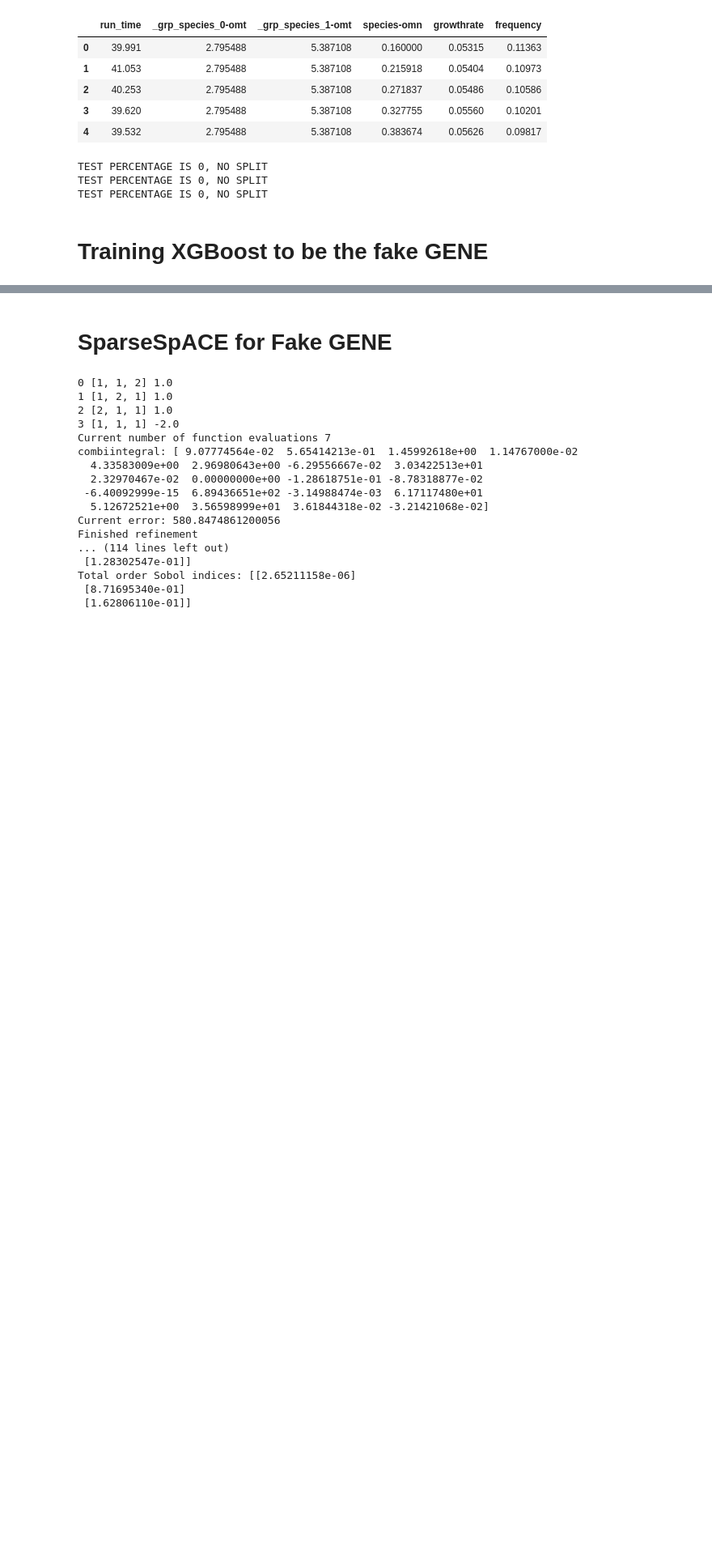
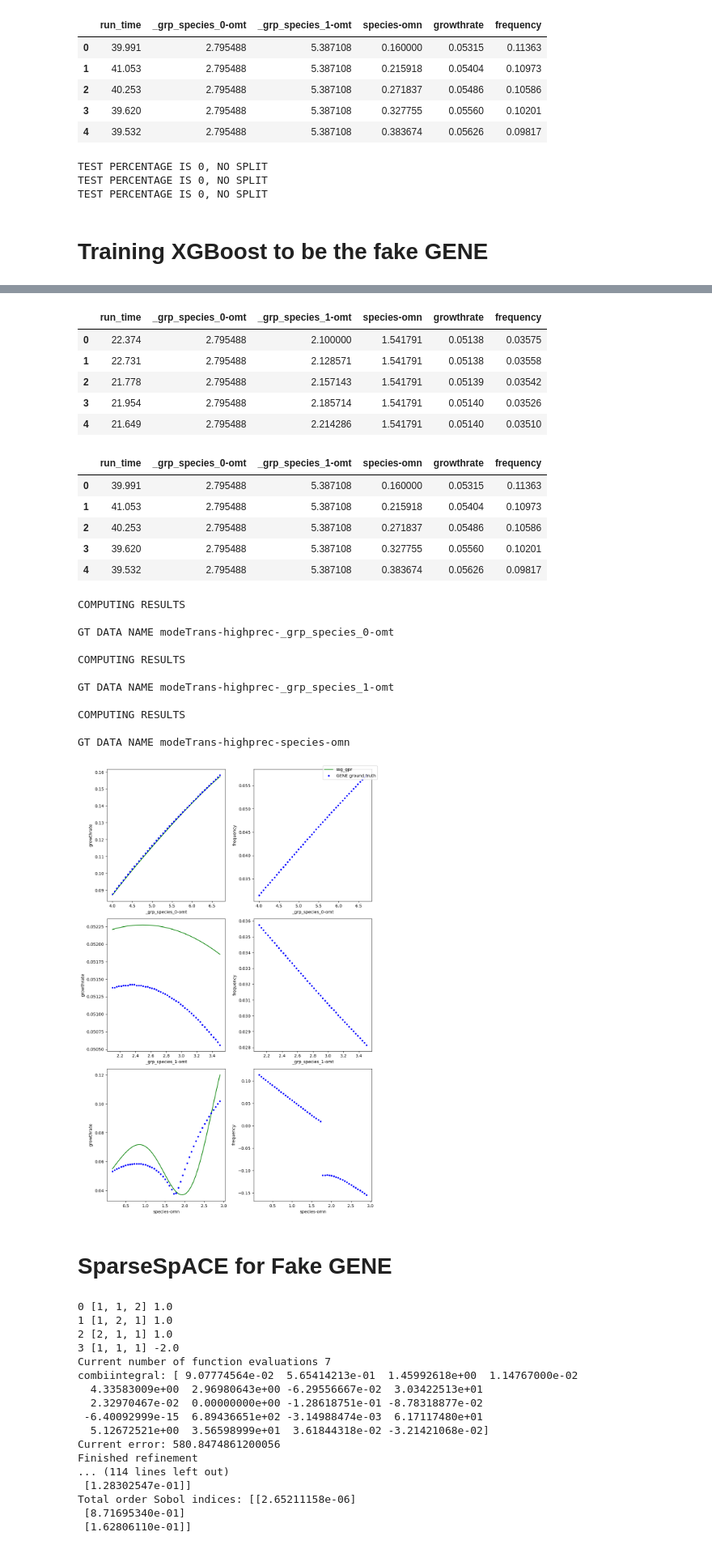
Before and after one commit to DanHarJor/GENE_UQ, a Jupyter notebook: sparseSpACE.ipynb, the cells around one changed output, grey strips where cells are left out. Shown at 81% size. Drawn from its saved outputs; the diff is of its cells as text; code cells hidden in the pictures; blank space fills up the shorter version.

```diff
--- a/sparseSpACE.ipynb
+++ b/sparseSpACE.ipynb
@@ -395,0 +418,6 @@ TypeError: unsupported operand type(s) for +: 'GPR' and 'str'
+# %%
+from GENE_ML.gene_ml.models.GPR import GPR
+from GENE_ML.gene_ml.models.XGBoost import XGBoost
+
+ssg_gpr = GPR('gpr_ssg')
+ssg_gpr.fit(x=ssg_data.x, y=ssg_data.growthrates)#fg_ssg.x, y=fg_ssg.growthrates)
@@ -395,0 +442,3 @@ TypeError: unsupported operand type(s) for +: 'GPR' and 'str'
+# %%
+mode_transition_test('ssg_gpr',ssg_gpr)
+# %% [output]
@@ -396,3 +468,27 @@ TypeError: unsupported operand type(s) for +: 'GPR' and 'str'
+|  | run_time | _grp_species_0-omt | _grp_species_1-omt | species-omn | growthrate | frequency |
+| 0 | 22.374 | 2.795488 | 2.100000 | 1.541791 | 0.05138 | 0.03575 |
+| 1 | 22.731 | 2.795488 | 2.128571 | 1.541791 | 0.05138 | 0.03558 |
+| 2 | 21.778 | 2.795488 | 2.157143 | 1.541791 | 0.05139 | 0.03542 |
+| 3 | 21.954 | 2.795488 | 2.185714 | 1.541791 | 0.05140 | 0.03526 |
+| 4 | 21.649 | 2.795488 | 2.214286 | 1.541791 | 0.05140 | 0.03510 |
+|  | run_time | _grp_species_0-omt | _grp_species_1-omt | species-omn | growthrate | frequency |
+| 0 | 39.991 | 2.795488 | 5.387108 | 0.160000 | 0.05315 | 0.11363 |
+| 1 | 41.053 | 2.795488 | 5.387108 | 0.215918 | 0.05404 | 0.10973 |
+| 2 | 40.253 | 2.795488 | 5.387108 | 0.271837 | 0.05486 | 0.10586 |
+| 3 | 39.620 | 2.795488 | 5.387108 | 0.327755 | 0.05560 | 0.10201 |
+| 4 | 39.532 | 2.795488 | 5.387108 | 0.383674 | 0.05626 | 0.09817 |
+COMPUTING RESULTS
+
+GT DATA NAME modeTrans-highprec-_grp_species_0-omt
+
+COMPUTING RESULTS
+
+GT DATA NAME modeTrans-highprec-_grp_species_1-omt
+
+COMPUTING RESULTS
+
+GT DATA NAME modeTrans-highprec-species-omn
+[figure, added]
 # %% [markdown]
 # SparseSpACE for Fake GENE
 # %%
```
Also changed, not shown: parts of 16 cells of this notebook, 8 other files.
